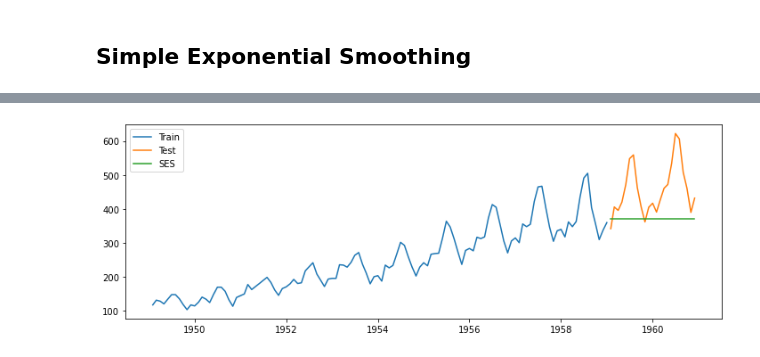
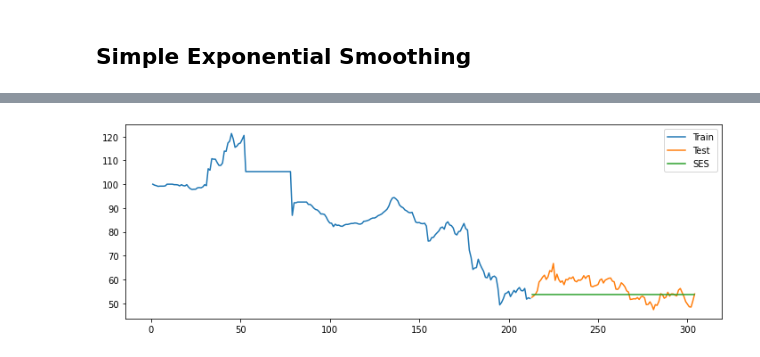
Before and after one commit to Prashik28/techeenomad_dataScience, a Jupyter notebook: Time Series/Airline Passenger .ipynb, the cells around one changed output, grey strips where cells are left out. Drawn from its saved outputs; the diff is of its cells as text; code cells hidden in the pictures.

```diff
--- a/Time Series/Airline Passenger .ipynb
+++ b/Time Series/Airline Passenger .ipynb
@@ -501,5 +497,5 @@ from statsmodels.tsa.holtwinters import SimpleExpSmoothing
 # %%
-model = SimpleExpSmoothing(train['Passengers'])
+model = SimpleExpSmoothing(train['Exchange Rate TWI'])
 # %%
 model_fit=model.fit(smoothing_level=0.2, optimized=False)
 # %%
@@ -517,4 +513,4 @@ model_fit.params
  'remove_bias': False}
 # %%
 y_hat_ses = test.copy()
-y_hat_ses['ses_forecast'] = model_fit.forecast(24)
+y_hat_ses['ses_forecast'] = model_fit.forecast(100)
@@ -521,11 +527,11 @@ y_hat_ses['ses_forecast'] = model_fit.forecast(24)
 # %%
 ### Plot train test and forecast
 plt.figure(figsize=(12,4))
-plt.plot(train['Passengers'], label='Train')
-plt.plot(test['Passengers'], label = 'Test')
+plt.plot(train['Exchange Rate TWI'], label='Train')
+plt.plot(test['Exchange Rate TWI'], label = 'Test')
 plt.plot(y_hat_ses['ses_forecast'], label = 'SES')
 plt.legend(loc='best')
 plt.show()
 # %% [output]
-[figure, old version]
+[figure, new version]
 # %%
```
Also changed, not shown: parts of 90 cells of this notebook.
